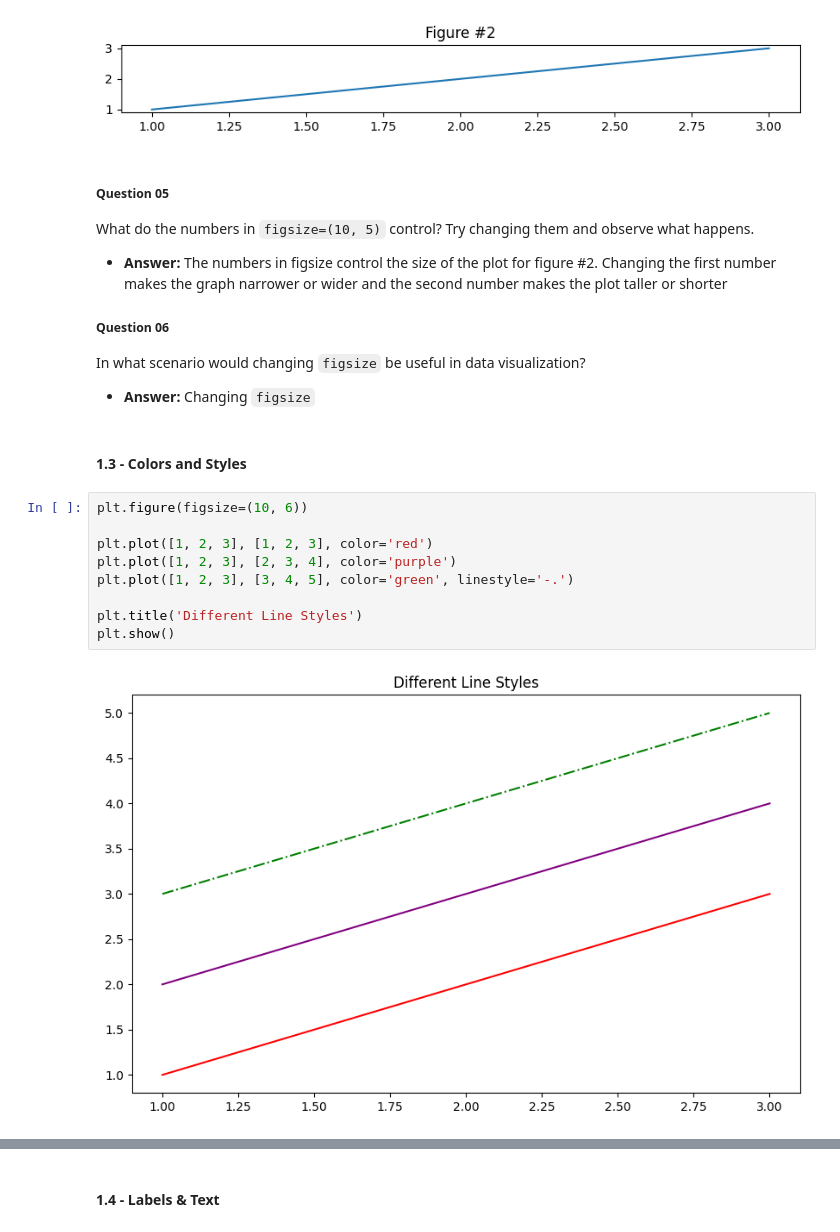
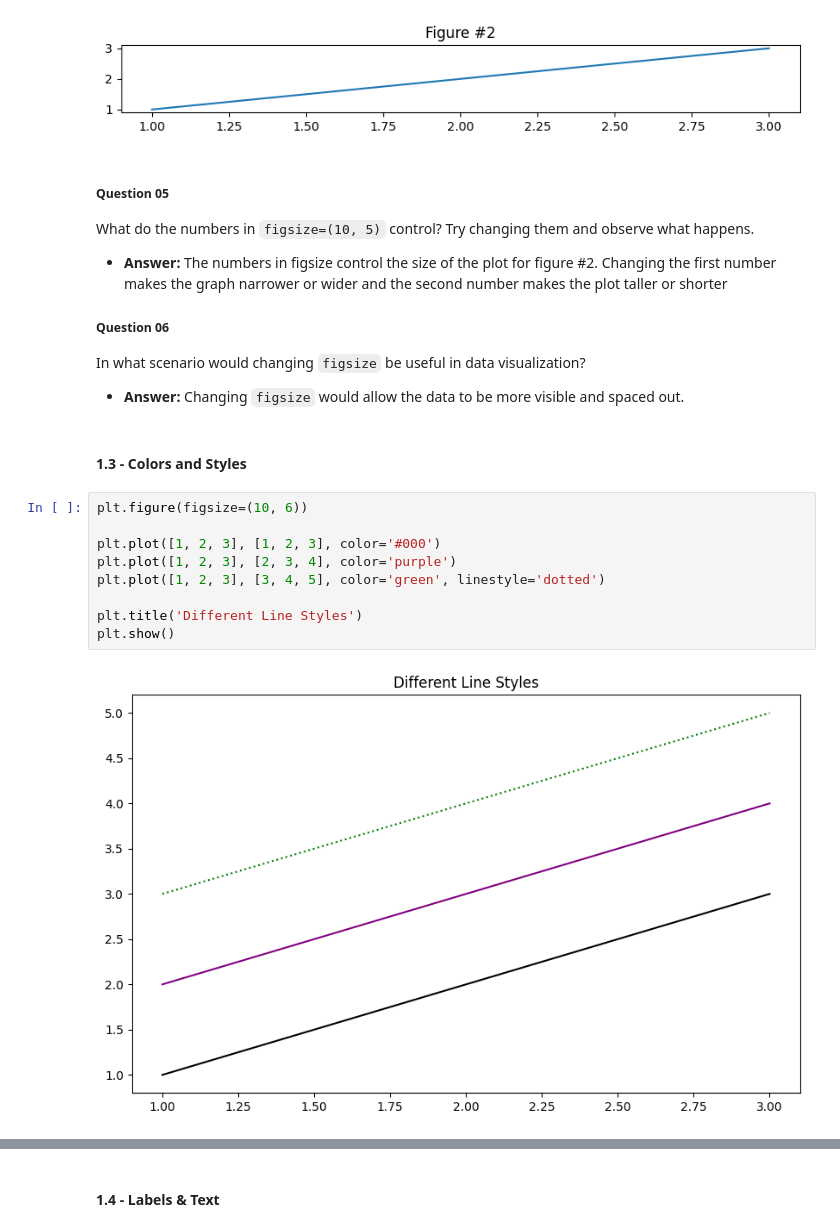
Before and after one commit to adalei1801/unit-3-data-science, a Jupyter notebook: 00_intro.ipynb, the cells around one changed output, grey strips where cells are left out. Drawn from its saved outputs; the diff is of its cells as text.

```diff
--- a/00_intro.ipynb
+++ b/00_intro.ipynb
@@ -178,20 +178,20 @@ The numbers in figsize control the size of the plot for figure #2. Changing the
 ##### Question 06
 In what scenario would changing `figsize` be useful in data visualization?
 - **Answer:**
-Changing `figsize`
+Changing `figsize` would allow the data to be more visible and spaced out.
 # %% [markdown]
 #### 1.3 - Colors and Styles
 # %%
 plt.figure(figsize=(10, 6))
 
-plt.plot([1, 2, 3], [1, 2, 3], color='red')
+plt.plot([1, 2, 3], [1, 2, 3], color='#000')
 plt.plot([1, 2, 3], [2, 3, 4], color='purple')
-plt.plot([1, 2, 3], [3, 4, 5], color='green', linestyle='-.')
+plt.plot([1, 2, 3], [3, 4, 5], color='green', linestyle='dotted')
 
 plt.title('Different Line Styles')
 plt.show()
 # %% [output]
-[figure, old version]
+[figure, new version]
 # %% [markdown]
 ##### Question 07
 What did we change in our `plt.plot()` functions to modify a line's color? What other types values do you think we use here? (think CSS)
```
Also changed, not shown: parts of 20 cells of this notebook.
